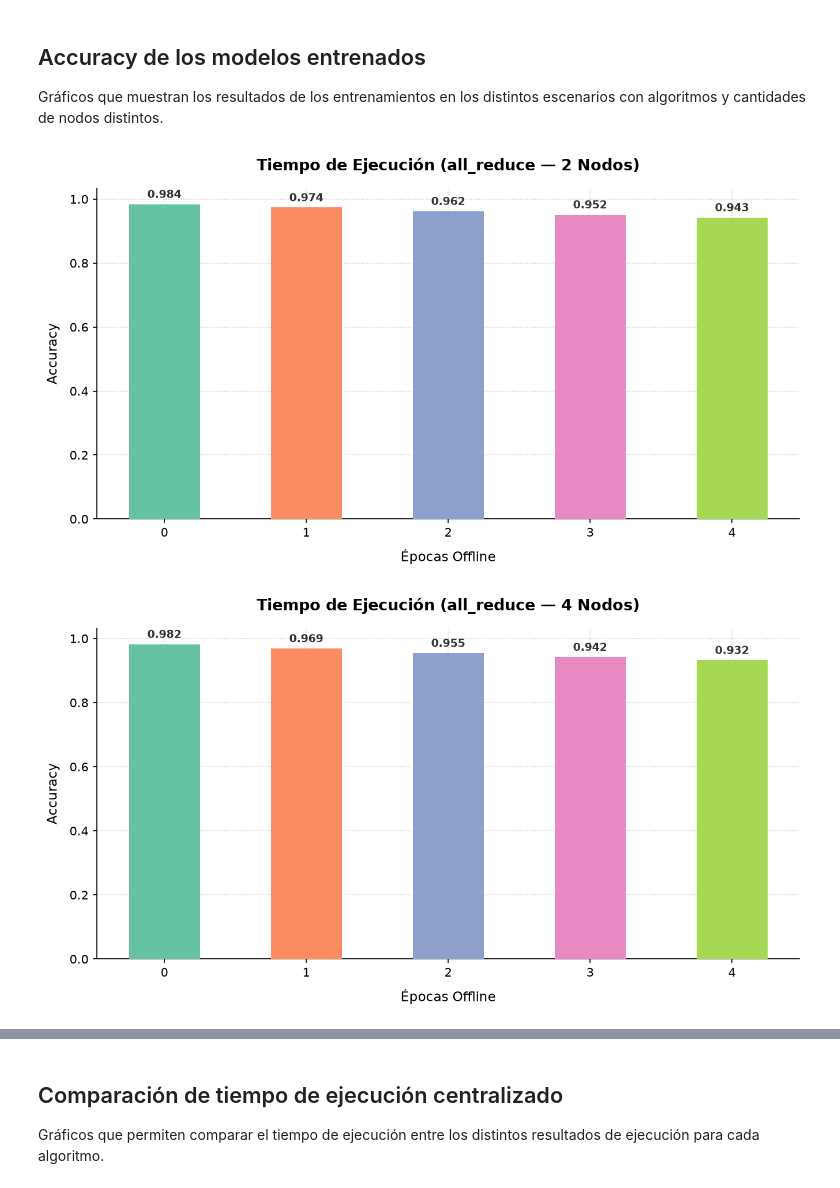
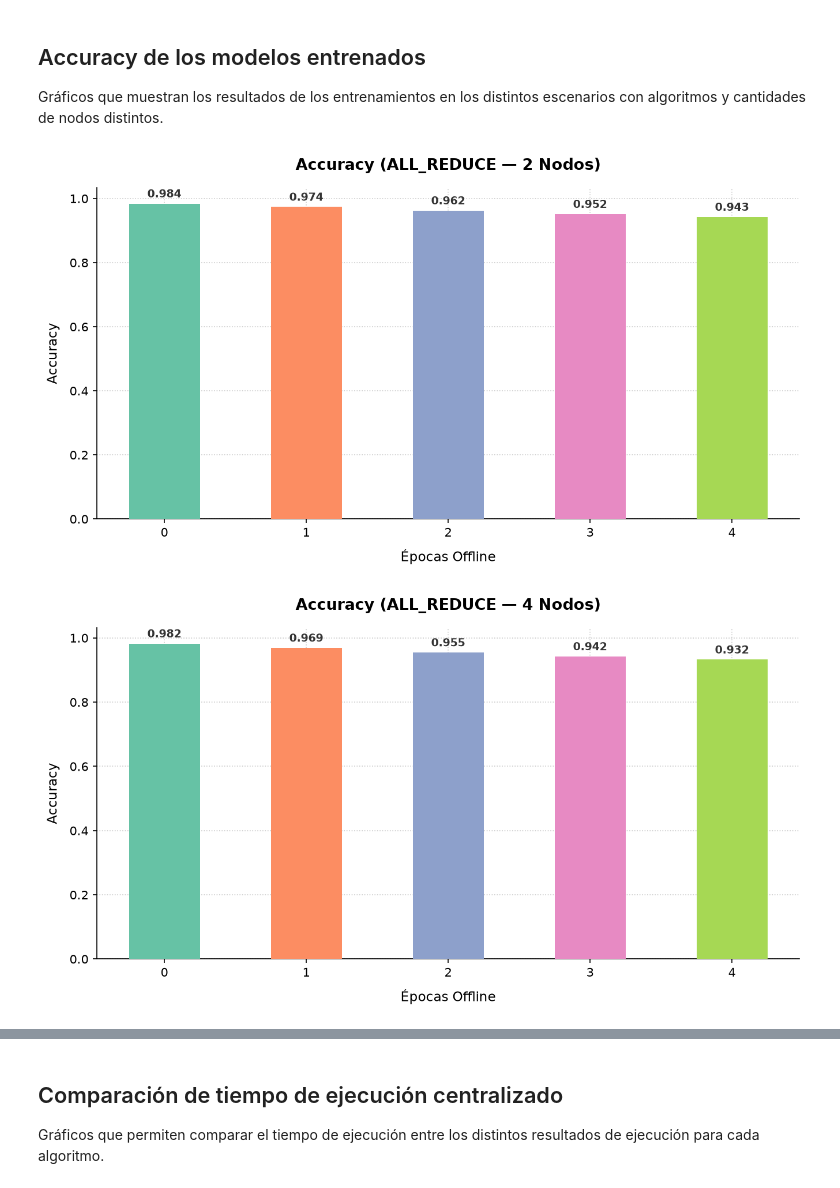
Before and after one commit to mbianchif/Aprendizaje-Profundo, a Jupyter notebook: report/notebook.ipynb, the cells around one changed output, grey strips where cells are left out. Saved outputs shown, nothing was run; the diff lists cells and outputs as text; code cells hidden in the pictures.

Commit message:
chore: added a new accuracy summary plot and reordered the plots directory

```diff
--- a/report/notebook.ipynb
+++ b/report/notebook.ipynb
@@ -49,7 +49,7 @@ import matplotlib.pyplot as plt
 
 # Assign a common colormap for all the plots into a COLORS list.
 cmap = plt.get_cmap("Set2")
-COLORS = [cmap(i % cmap.N) for i in range(cmap.N)]
+COLORS = [cmap(i) for i in range(cmap.N)]
 
 # Assign common matplotlib parameters.
 plt.rcParams['figure.dpi'] = 150
@@ -152,7 +152,7 @@ for algorithm, nodes in product(ALGORITHMS, NODES):
         zorder=3
     )
 
-    ax.set_title(f"Tiempo de Ejecución ({algorithm} — {nodes} Nodos)", fontsize=13, pad=15, weight='bold')
+    ax.set_title(f"Tiempo de Ejecución ({algorithm.upper()} — {nodes} Nodos)", fontsize=13, pad=15, weight='bold')
     ax.set_xlabel("Épocas Offline", fontsize=11, labelpad=8)
     ax.set_ylabel("Tiempo Total (segundos)", fontsize=11, labelpad=8)
 
@@ -211,7 +211,7 @@ for algorithm, nodes in product(ALGORITHMS, NODES):
             zorder=3
         )
 
-    ax.set_title(f"Evolución de Pérdida ({algorithm} — {nodes} Nodos)", fontsize=13, pad=15, weight='bold')
+    ax.set_title(f"Evolución de Pérdida ({algorithm.upper()} — {nodes} Nodos)", fontsize=13, pad=15, weight='bold')
     ax.set_xlabel("Época", fontsize=11, labelpad=8)
     ax.set_ylabel("Cross-Entropy Loss", fontsize=11, labelpad=8)
 
@@ -259,33 +259,33 @@ for algorithm, nodes in product(ALGORITHMS, NODES):
         bar_values.append(ms.acc_avg)
         bar_colors.append(COLORS[i])
 
     bars = ax.bar(
         x_labels,
         bar_values,
         color=bar_colors,
         width=0.5,
         zorder=3
     )
 
-    ax.set_title(f"Tiempo de Ejecución ({algorithm} — {nodes} Nodos)", fontsize=13, pad=15, weight='bold')
+    ax.set_title(f"Accuracy ({algorithm.upper()} — {nodes} Nodos)", fontsize=13, pad=15, weight='bold')
     ax.set_xlabel("Épocas Offline", fontsize=11, labelpad=8)
     ax.set_ylabel("Accuracy", fontsize=11, labelpad=8)
 
     for bar in bars:
         height = bar.get_height()
         ax.annotate(
             f'{height:.3f}',
             xy=(bar.get_x() + bar.get_width() / 2, height),
             xytext=(0, 3),
             textcoords="offset points",
             ha='center',
             va='bottom',
             fontsize=9,
             weight='bold',
             color='#333333'
         )
 
     save_and_plot(f"{algorithm}-{nodes}", "execution_time_per_offline_epoch")
 # %% [output]
-[figure, old version]
+[figure, new version]
-[figure, old version]
+[figure, new version]
```
Also changed, not shown: parts of 6 cells of this notebook, 36 other files.
